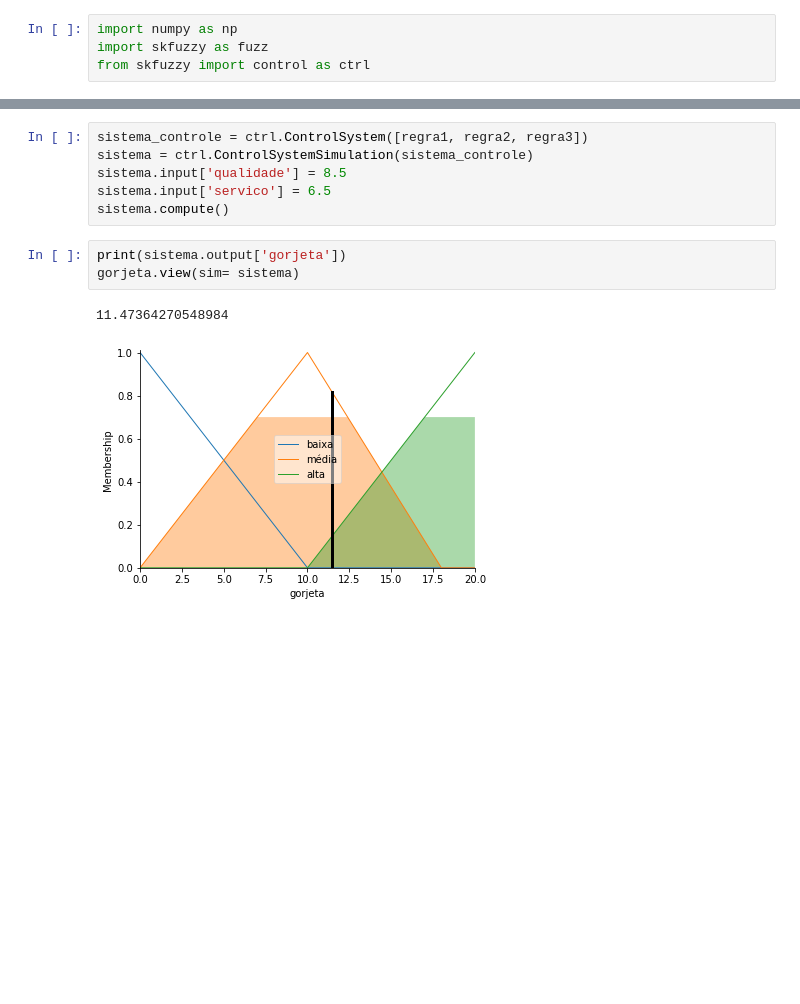
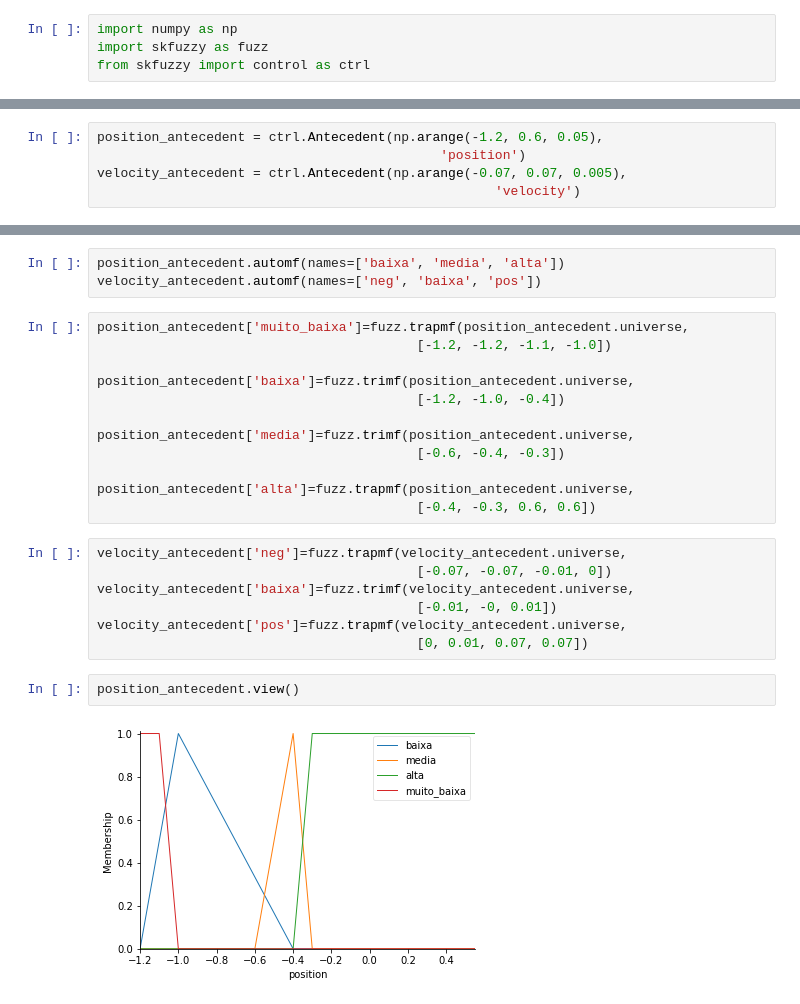
Before and after one commit to MacielMachado/fuzzy, a Jupyter notebook: notebooks/playground.ipynb, the cells around one changed output, grey strips where cells are left out. Cells and saved outputs as stored; diff of their text form; blank space fills up the shorter version.

```diff
--- a/notebooks/playground.ipynb
+++ b/notebooks/playground.ipynb
@@ -14 +9,6 @@ servico = ctrl.Antecedent(np.arange(0, 11, 1), 'servico')
+# %%
+position_antecedent = ctrl.Antecedent(np.arange(-1.2, 0.6, 0.05),
+                                            'position')
+velocity_antecedent = ctrl.Antecedent(np.arange(-0.07, 0.07, 0.005),
+                                                   'velocity')
 # %%
@@ -40,12 +17,26 @@ regra3 = ctrl.Rule(servico['ótimo'] | qualidade['saborosa'], gorjeta['alta'])
-# %%
-sistema_controle = ctrl.ControlSystem([regra1, regra2, regra3])
-sistema = ctrl.ControlSystemSimulation(sistema_controle)
-sistema.input['qualidade'] = 8.5
-sistema.input['servico'] = 6.5
-sistema.compute()
-# %%
-print(sistema.output['gorjeta'])
-gorjeta.view(sim= sistema)
-# %% [output]
-11.47364270548984
-[figure, removed]
+# %%
+position_antecedent.automf(names=['baixa', 'media', 'alta'])
+velocity_antecedent.automf(names=['neg', 'baixa', 'pos'])
+# %%
+position_antecedent['muito_baixa']=fuzz.trapmf(position_antecedent.universe,
+                                         [-1.2, -1.2, -1.1, -1.0])
+
+position_antecedent['baixa']=fuzz.trimf(position_antecedent.universe,
+                                         [-1.2, -1.0, -0.4])
+
+position_antecedent['media']=fuzz.trimf(position_antecedent.universe,
+                                         [-0.6, -0.4, -0.3])
+
+position_antecedent['alta']=fuzz.trapmf(position_antecedent.universe,
+                                         [-0.4, -0.3, 0.6, 0.6])
+# %%
+velocity_antecedent['neg']=fuzz.trapmf(velocity_antecedent.universe,
+                                         [-0.07, -0.07, -0.01, 0])
+velocity_antecedent['baixa']=fuzz.trimf(velocity_antecedent.universe,
+                                         [-0.01, -0, 0.01])
+velocity_antecedent['pos']=fuzz.trapmf(velocity_antecedent.universe,
+                                         [0, 0.01, 0.07, 0.07])
+# %%
+position_antecedent.view()
+# %% [output]
+[figure, added]
```
Also changed, not shown: parts of 12 cells of this notebook, 5 other files.
